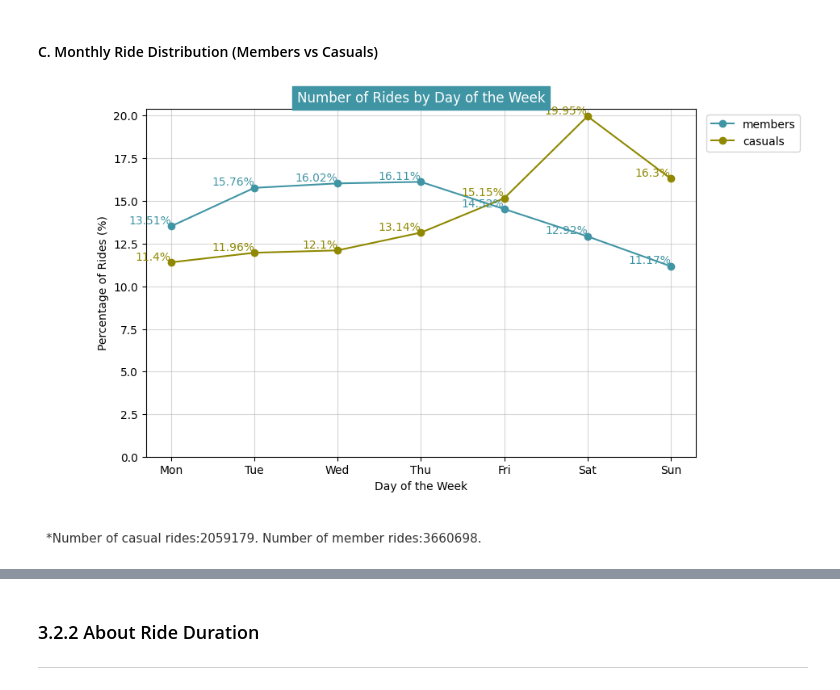
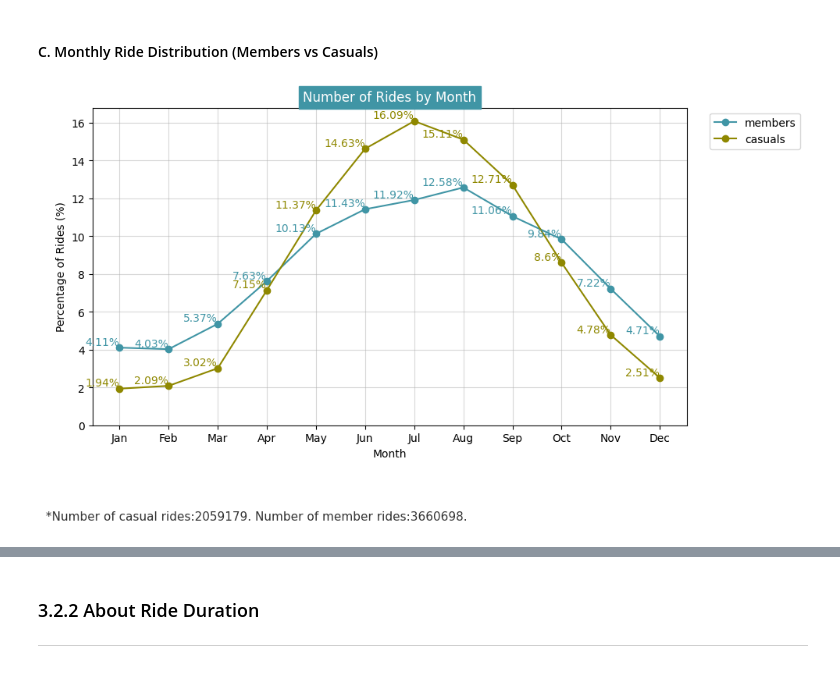
Before and after one commit to D-Danos/Cyclistic-Bike-Share-Data-Analysis-Case-Study, a Jupyter notebook: Python_Cyclistic_bike-share_data_analysis.ipynb, the cells around one changed output, grey strips where cells are left out. Saved outputs shown, nothing was run; the diff lists cells and outputs as text; code cells hidden in the pictures.

Commit message:
Charts with comments: need edit

```diff
--- a/Python_Cyclistic_bike-share_data_analysis.ipynb
+++ b/Python_Cyclistic_bike-share_data_analysis.ipynb
@@ -415,50 +464,49 @@ plt.show()
 #### C. Monthly Ride Distribution (Members vs Casuals)
 # %%
 # Set the df for plot:
-## Group the DataFrame by 'day_of_the_week' and calculate the size
-grouped_day_of_the_week = df.groupby(['member_casual','day_of_the_week']).size()
+## Group the DataFrame by 'month' and calculate the size
+grouped_month = df.groupby(['member_casual','month']).size()
 
 ## Line plot 1: Members
-member_counts = grouped_day_of_the_week.loc['member']
+member_counts = grouped_month.loc['member']
 ## Calculate percentages for plot:
 member_percentages = round(member_counts / member_counts.sum()*100, 2)
 
 ## Line plot 2: Casuals
-casual_counts = grouped_day_of_the_week.loc['casual']
+casual_counts = grouped_month.loc['casual']
 casual_percentages = round(casual_counts / casual_counts.sum()* 100, 2)
 
 # Preset for plot:
 color = ['#4095A5', '#8F8800']
 plt.figure(figsize=(10, 6))  # Set the figure size
 
 ## Plot:
-plt.plot(grouped_day_of_the_week.loc['member'].index, member_percentages.values,
+plt.plot(grouped_month.loc['member'].index, member_percentages.values,
          color=color[0],marker='o',label='members')
-plt.plot(grouped_day_of_the_week.loc['casual'].index, casual_percentages.values,
+plt.plot(grouped_month.loc['casual'].index, casual_percentages.values,
          color=color[1],marker='o',label='casuals')
 # Annotate each point with its percentage value
-for x, y in zip(grouped_day_of_the_week.loc['member'].index, member_percentages.values):
+for x, y in zip(grouped_month.loc['member'].index, member_percentages.values):
     plt.text(x, y, f'{y}%', ha='right', va='bottom', fontsize=10, color=color[0], rotation=0)
 
-for x, y in zip(grouped_day_of_the_week.loc['casual'].index, casual_percentages.values):
+for x, y in zip(grouped_month.loc['casual'].index, casual_percentages.values):
     plt.text(x, y, f'{y}%', ha='right', va='bottom', fontsize=10, color=color[1], rotation=0)
 # Display: plot
-plt.title("Weekly Ride Distribution (Members vs Casuals)",
+plt.title("Monthly Ride Distribution (Members vs Casuals)",
           color='white',backgroundcolor='#4095A5',fontsize=18, ha='center')
-plt.xlabel('Day of the Week')
+plt.xlabel('Month')
 plt.ylabel('Percentage of Rides (%)')
 plt.ylim(bottom=0)
-plt.title('Number of Rides by Day of the Week')
+plt.title('Number of Rides by Month')
 plt.grid(True,alpha=0.5)
-plt.legend(df_graph.index,
-           loc='upper right',bbox_to_anchor=(1.2, 1))
+plt.legend(loc='upper right',bbox_to_anchor=(1.2, 1))
 plt.text(-1.5, -5, f"*Number of casual rides:{casual_counts.sum()}. Number of member rides:{member_counts.sum()}.",
          alpha=0.8,fontsize=11,ha='left', wrap=True)
 plt.tight_layout()
 # Save image if set to True
 if image_save==True:
-    plt.savefig('Pie_Number of Rides (Members vs Casuals).png', dpi=300)
+    plt.savefig('Monthly Ride Distribution (Members vs Casuals).png', dpi=300)
 
 plt.show()
 # %% [output]
-[figure, old version]
+[figure, new version]
```
Also changed, not shown: parts of 21 cells of this notebook.
